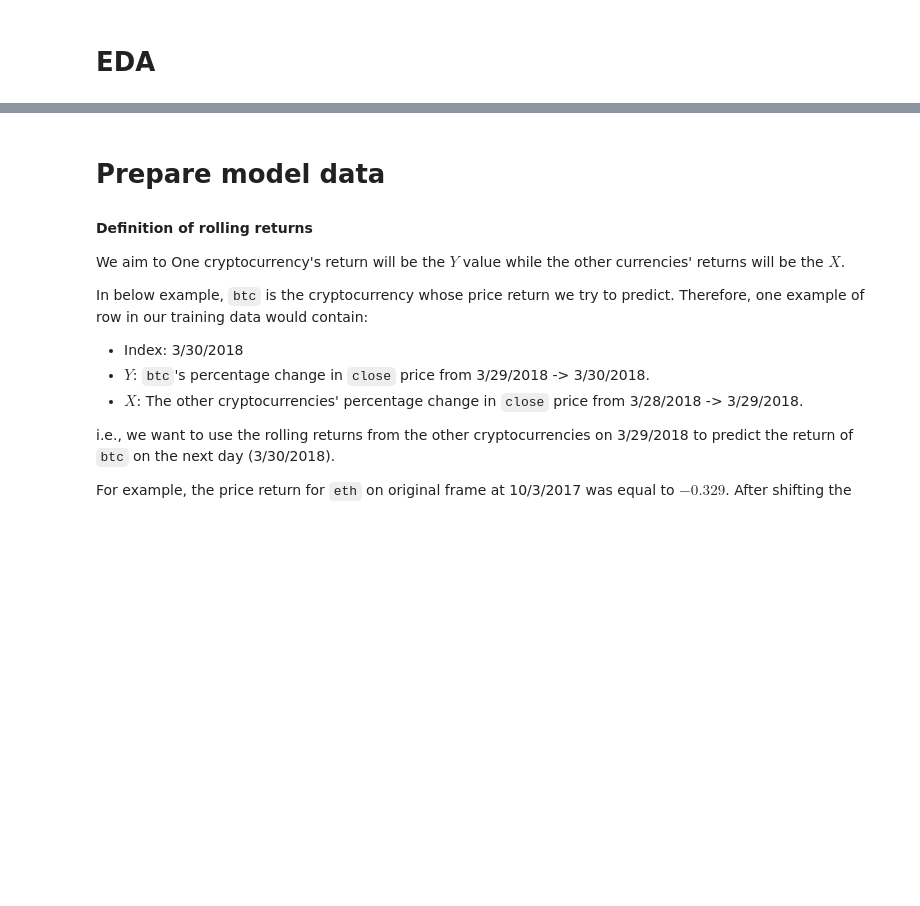
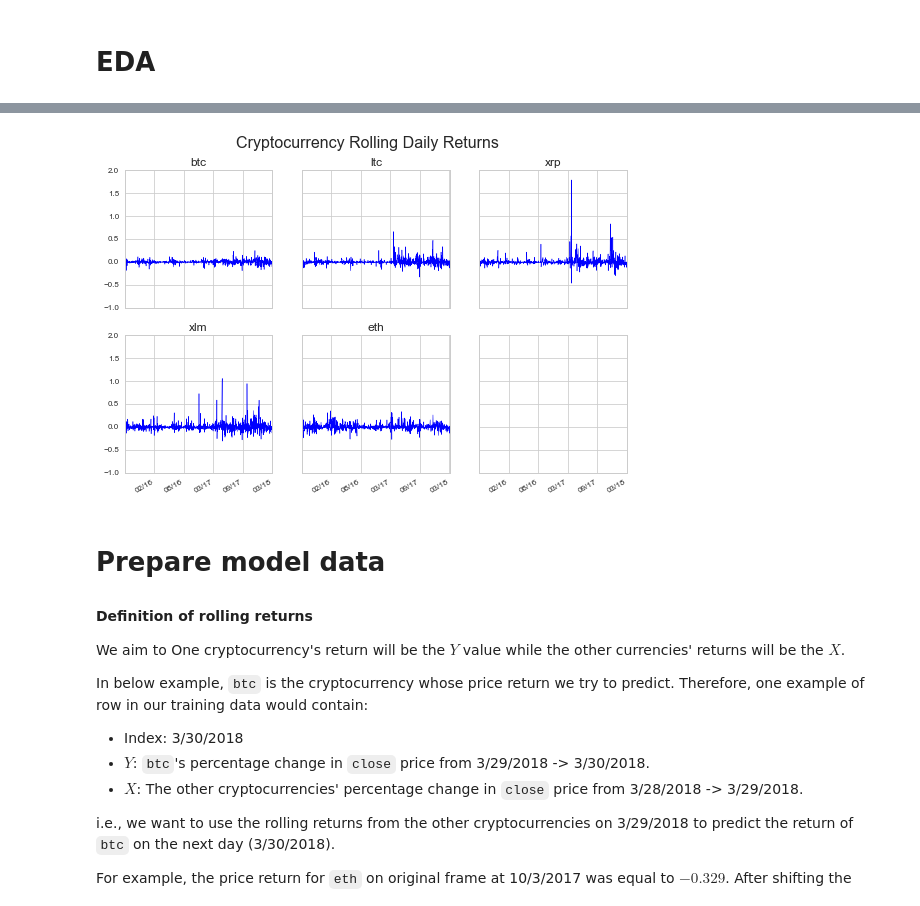
Before and after one commit to dastjerdi/crypto-ml, a Jupyter notebook: crypto_ml.ipynb, the cells around one changed output, grey strips where cells are left out. Drawn from its saved outputs; the diff is of its cells as text; code cells hidden in the pictures; blank space fills up the shorter version.

```diff
--- a/crypto_ml.ipynb
+++ b/crypto_ml.ipynb
@@ -82,0 +80,17 @@ Data for individual currencies available as of:
+# %%
+analysis_start_dt = pd.to_datetime(crypto_df_raw.index.values.min())
+# No reason start dates should be different for raw and standardized
+# DataFrames.
+assert analysis_start_dt == crypto_df_std.index.values.min()
+assert analysis_end_dt == crypto_df_std.index.values.max()
+
+analysis_daycount = (analysis_end_dt - analysis_start_dt).days
+
+print('Rolling returns time period:')
+print('\tStart date: {}'.format(fmt_date(analysis_start_dt)))
+print('\tEnd date: {}'.format(fmt_date(crypto_df_raw.index.values.max())))
+print('\tObservations: {}'.format(crypto_df_raw.shape[0]))
+print('\nRaw DataFrame:')
+display(crypto_df_raw.head())
+print('Standardized DataFrame:')
+display(crypto_df_std.head())
@@ -83,3 +180,45 @@ Data for individual currencies available as of:
+# %%
+# Graph returns.
+
+LW = 0.5  # line width
+TS = 12  # subplot title size
+
+# Number of rows and columns we'll need for all subplots.
+INCHES_PER_ROW, INCHES_PER_COL = 3, 3
+ax_rows, ax_cols = 2, 3
+figsize = (ax_cols*INCHES_PER_COL, ax_rows*INCHES_PER_ROW)
+
+# Create xticks so we have only 5 ticks.
+desired_ticks = 5
+days_per_tick = int(analysis_daycount/desired_ticks)
+xticks = [analysis_start_dt + datetime.timedelta(days=x_*days_per_tick) for
+          x_ in range(1, desired_ticks+1)]
+
+f, ax = plt.subplots(ax_rows, ax_cols, figsize=figsize,
+                     sharex=True, sharey=True)
+xaxis_fmt = mdates.DateFormatter('%m/%y')
+row = 0
+col = 0
+
+for crypto in CRYPTO_SCOPE:
+    ax[row, col].plot(crypto_df_raw[crypto], linewidth=LW)
+    ax[row, col].set_title(crypto, size=TS)
+    ax[row, col].set_xticks(xticks)
+    ax[row, col].xaxis.set_major_formatter(xaxis_fmt)
+
+    # Increment axis index.
+    if ((col + 1)%ax_cols)==0:
+        # Move to next row since we're at last column.
+        col = 0
+        row += 1
+    else:
+        col += 1
+
+f.autofmt_xdate()
+f.suptitle('Cryptocurrency Rolling Daily Returns', size=16)
+plt.savefig('plots/daily_rolling_all.png', bbox_inches='tight')
+# %% [output]
+[figure, added]
 # %% [markdown]
 # Prepare model data
 
```
Also changed, not shown: parts of 8 cells of this notebook, 2 other files.
